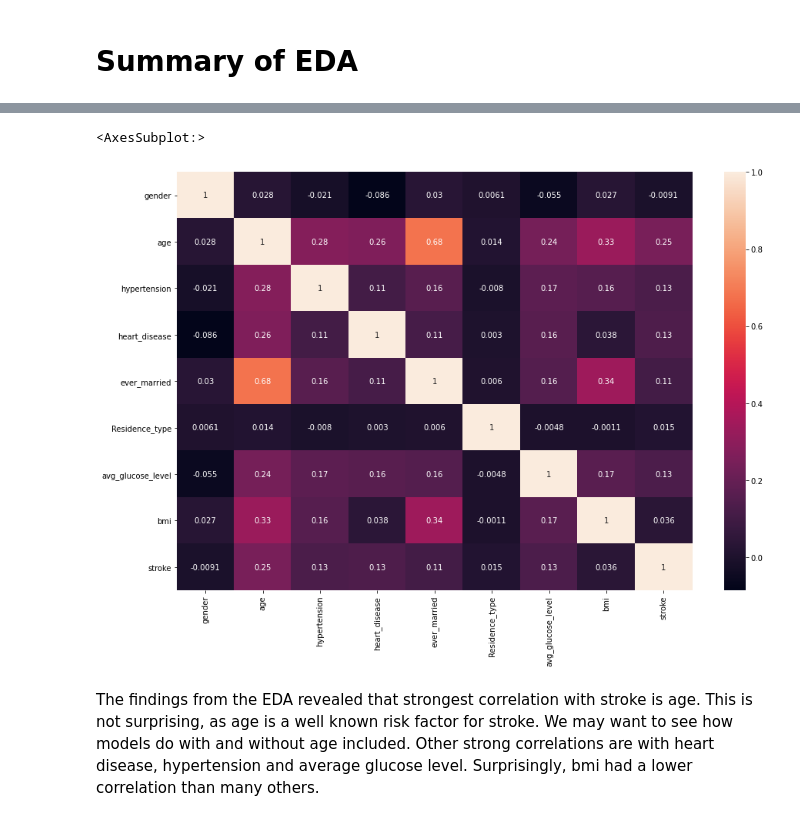
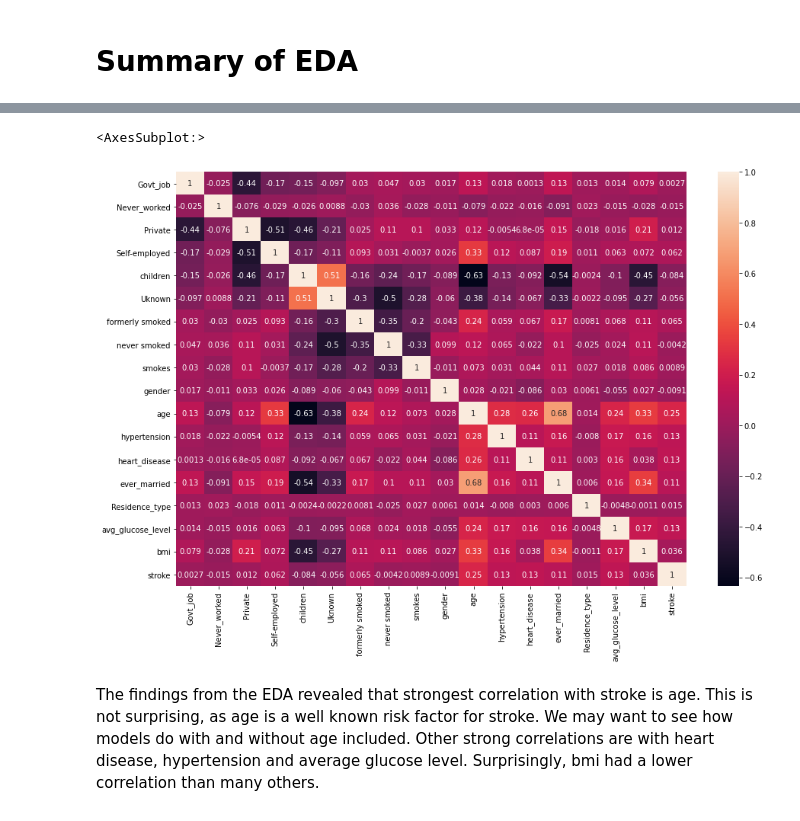
Before and after one commit to rotznmu/stroke_prediction_capstone, a Jupyter notebook: Stroke Prediction.ipynb, the cells around one changed output, grey strips where cells are left out. Saved outputs shown, nothing was run; the diff lists cells and outputs as text; code cells hidden in the pictures.

```diff
--- a/Stroke Prediction.ipynb
+++ b/Stroke Prediction.ipynb
@@ -831,0 +853,2 @@ Name: work_type, Length: 5109, dtype: object
+# %%
+stroke_df = pd.DataFrame(stroke_full_convert, columns = added_cols)
@@ -831,0 +875,5 @@ Name: work_type, Length: 5109, dtype: object
+# %%
+# we can reintroduce the index if we want which is saved as stroke_cat_index
+
+#Save the column names (using the `columns` attribute) of `stroke_scale` into the variable 'stroke_columns'
+stroke_df_cols = stroke_df.columns
@@ -831,0 +882,5 @@ Name: work_type, Length: 5109, dtype: object
+# %%
+stroke_df_scale = scale(stroke_df)
+# %%
+stroke_scaled_df = pd.DataFrame(stroke_df_scale, columns=stroke_df_cols)
+stroke_scaled_df.head()
@@ -902,8 +992,8 @@ stroke_cat_convert.corr(method='pearson')
 # %%
 plt.figure(figsize=(15,10))
-sns.heatmap(stroke_cat_convert.corr(), annot=True)
+sns.heatmap(stroke_scaled_df.corr(method='pearson'), annot=True)
 # %% [output]
 <AxesSubplot:>
-[figure, old version]
+[figure, new version]
 # %% [markdown]
 The findings from the EDA revealed that strongest correlation with stroke is age. This is not surprising, as age is a well known risk factor for stroke. We may want to see how models do with and without age included. Other strong correlations are with heart disease, hypertension and average glucose level. Surprisingly, bmi had a lower correlation than many others.
```
Also changed, not shown: parts of 35 cells of this notebook.
